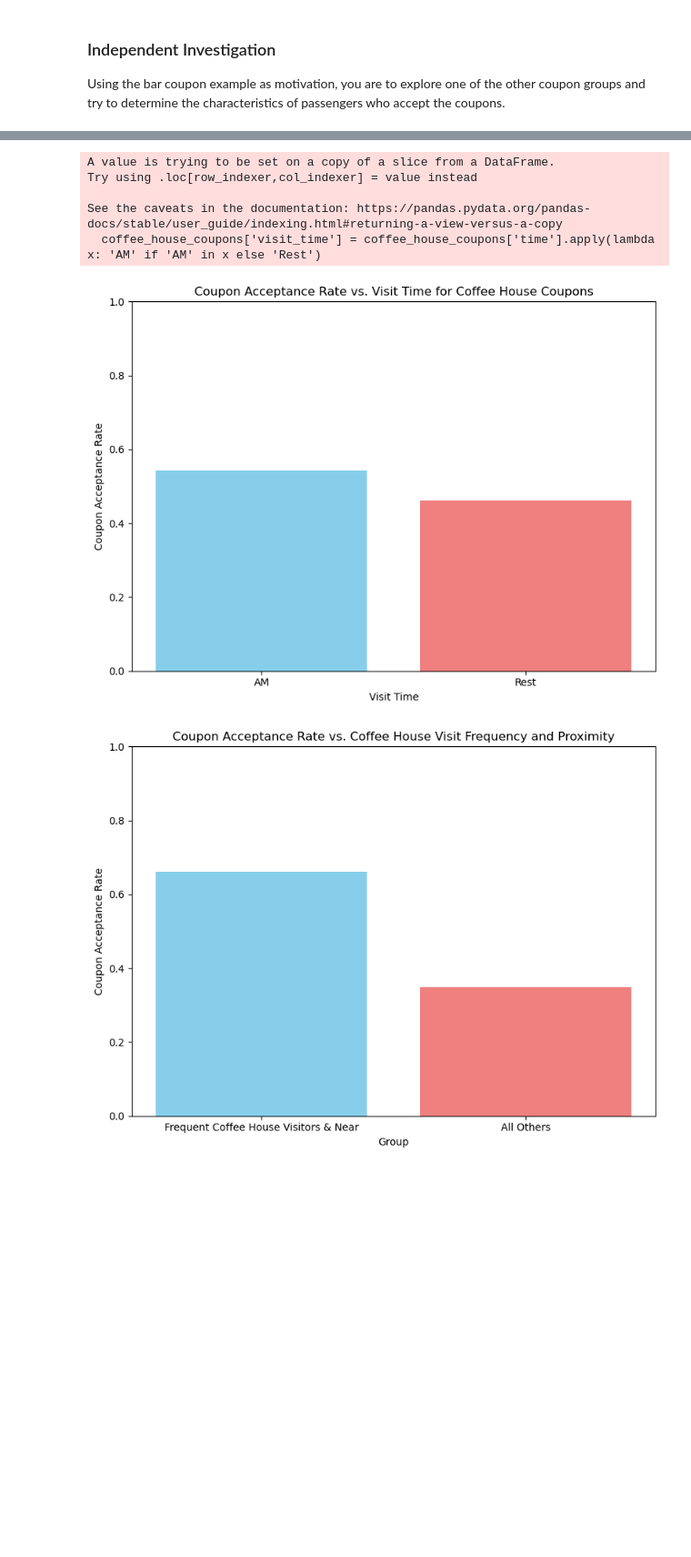
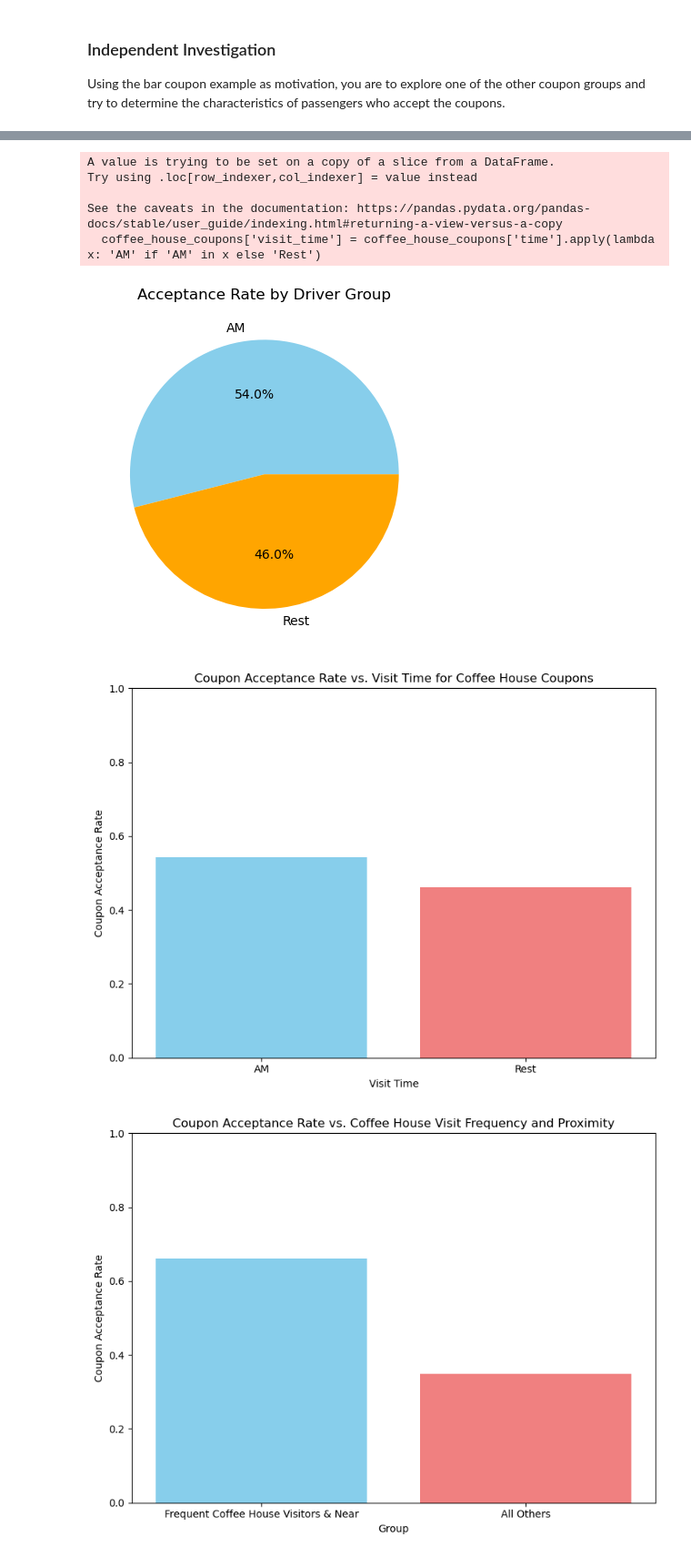
Before and after one commit to msshreyas/Data_Analysis_Coupon, a Jupyter notebook: prompt.ipynb, the cells around one changed output, grey strips where cells are left out. Shown at 91% size. Cells and saved outputs as stored; diff of their text form; code cells hidden in the pictures; blank space fills up the shorter version.

Commit message:
Added changes about the coffee house study

```diff
--- a/prompt.ipynb
+++ b/prompt.ipynb
@@ -126,6 +126,10 @@ clean_data[categorical_cols] = clean_data[categorical_cols].fillna('never')
 # Convert 'age' column to numeric
 clean_data['age'] = pd.to_numeric(clean_data['age'], errors='coerce')
 
+# Rename 'passanger' to 'passenger'
+clean_data.rename(columns={'passanger': 'passenger'}, inplace=True)
+
+
 # Summary after cleaning
 cleaned_summary = {
     "Total Rows After Cleaning": clean_data.shape[0],
@@ -426,37 +436,40 @@ coffee_house_coupons.head()
 | 15 | Home | Alone | Sunny | 80 | 6PM | Coffee House | 2h | Female | 21.0 | ... |
 5 rows × 25 columns
 # %%
-# Identify acceptence rate for the AM and Rest for Coffee House coupons
 
-# Filter the data for coffee house coupons
-coffee_house_coupons = clean_data[clean_data['coupon'] == 'Coffee House']
+
 
 # Add a new column to categorize visits based on time
 coffee_house_coupons['visit_time'] = coffee_house_coupons['time'].apply(lambda x: 'AM' if 'AM' in x else 'Rest')
 
 # Calculate acceptance rates for each category
-acceptance_rate_am = coffee_house_coupons[coffee_house_coupons['visit_time'] == 'AM']['Y'].mean()
-acceptance_rate_rest = coffee_house_coupons[coffee_house_coupons['visit_time'] == 'Rest']['Y'].mean()
+acceptance_rates = coffee_house_coupons.groupby('visit_time')['Y'].mean()
+
+# Create the pie graph
+acceptance_rates.plot(kind='pie', autopct='%1.1f%%', colors=['skyblue', 'orange'])
+plt.ylabel('')  # Hide y-label
+plt.title('Acceptance Rate by Driver Group')
+
 
 # Create the bar graph
 categories = ['AM', 'Rest']
-acceptance_rates = [acceptance_rate_am, acceptance_rate_rest]
 
 plt.figure(figsize=(8, 6))
 plt.bar(categories, acceptance_rates, color=['skyblue', 'lightcoral'])
 plt.xlabel("Visit Time")
 plt.ylabel("Coupon Acceptance Rate")
 plt.title("Coupon Acceptance Rate vs. Visit Time for Coffee House Coupons")
 plt.ylim(0, 1)  # Acceptance rate is between 0 and 1
 plt.tight_layout()  # Adjusts plot parameters for a tight layout
 plt.show()
 # %% [output]
 A value is trying to be set on a copy of a slice from a DataFrame.
 Try using .loc[row_indexer,col_indexer] = value instead
 
 See the caveats in the documentation: https://pandas.pydata.org/pandas-docs/stable/user_guide/indexing.html#returning-a-view-versus-a-copy
   coffee_house_coupons['visit_time'] = coffee_house_coupons['time'].apply(lambda x: 'AM' if 'AM' in x else 'Rest')
-[figure, old version]
+[figure, new version]
+[figure, added]
 # %%
 # Filter the data for drivers who go to a coffee house more than once a month and have toCoupon_GEQ15min less than 15
 coffee_house_frequent_and_near = coffee_house_coupons[(coffee_house_coupons['CoffeeHouse'] != 'never') &
```
Also changed, not shown: parts of 8 cells of this notebook.
